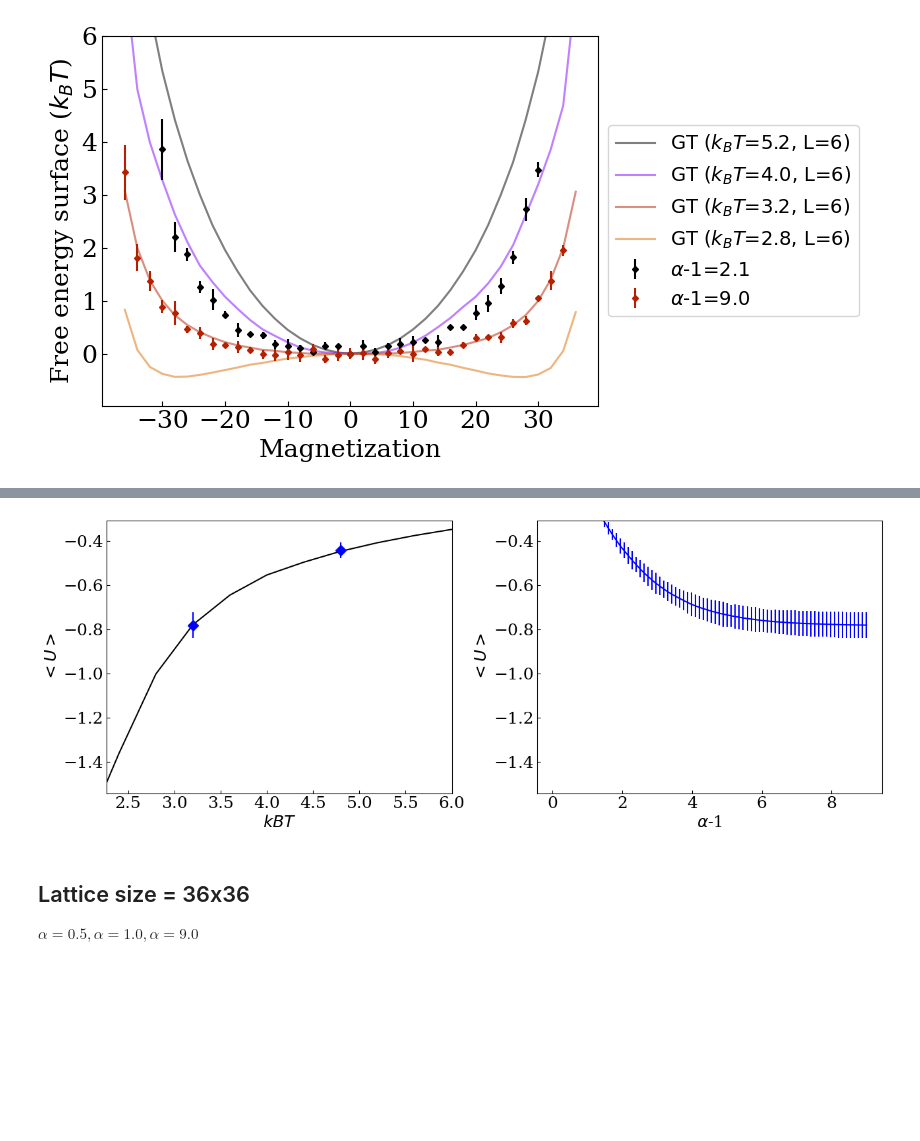
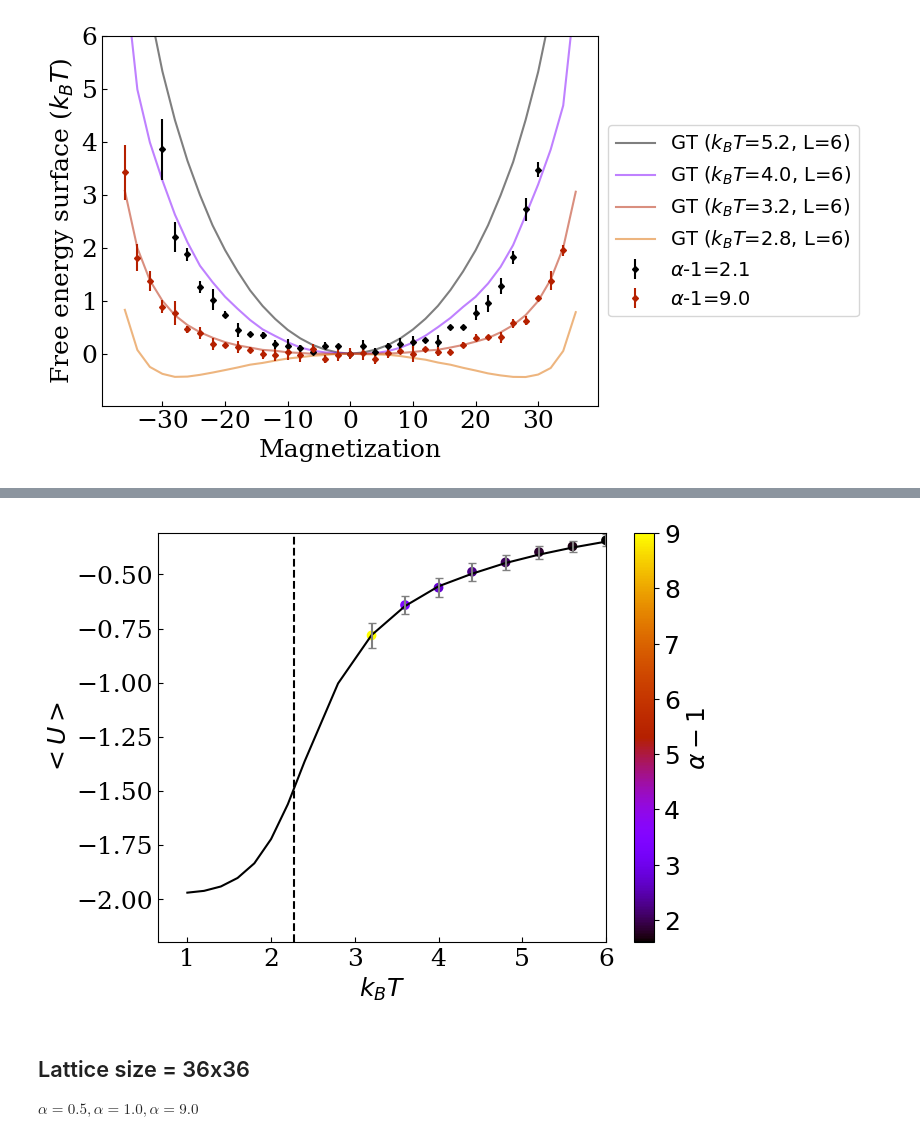
Before and after one commit to tuoping/alchemicalFES, a Jupyter notebook: src/figs/makefig-uncondflow.ipynb, the cells around one changed output, grey strips where cells are left out. Drawn from its saved outputs; the diff is of its cells as text; code cells hidden in the pictures; blank space fills up the shorter version.

```diff
--- a/src/figs/makefig-uncondflow.ipynb
+++ b/src/figs/makefig-uncondflow.ipynb
@@ -192,0 +238,29 @@ Pred_dict["FlowExpectations-PotE"] = np.array(Pred_dict["FlowExpectations-PotE"]
+# %%
+def plot_expactation_potenergy_cmap(Pred_dict, Reference_dict, Reference_L, Benckmark_T=[1.,], Benckmark_diffstep=[-1]):
+    plt.figure(figsize=(7,5))
+    Reference_idx = np.array([np.where(Expectation_Reference_dict_latt6["PotE"][:,0] == T)[0][0] for T in Benchmark_T])
+    # plt.errorbar(Pred_dict["FlowExpectations-PotE"][Benckmark_diffstep,0], Pred_dict["FlowExpectations-PotE"][Benckmark_diffstep,1]/Reference_L**2, yerr=Pred_dict["FlowExpectations-PotE"][Benckmark_diffstep,2]/Reference_L**2, fmt='none', ecolor='gray', capsize=3)
+    # plt.scatter(Pred_dict["FlowExpectations-PotE"][Benckmark_diffstep,0], Pred_dict["FlowExpectations-PotE"][Benckmark_diffstep,1]/Reference_L**2, c=Benckmark_T, cmap="gnuplot", marker="o", )
+    # x_smooth = np.linspace(Pred_dict["FlowExpectations-PotE"][Benckmark_diffstep,0].min(), Pred_dict["FlowExpectations-PotE"][Benckmark_diffstep,0].max(), 200)
+    # y_smooth = np.interp(x_smooth, Pred_dict["FlowExpectations-PotE"][Benckmark_diffstep,0], Reference_dict["PotE"][Reference_idx,1]/Reference_L**2)
+    # plt.plot(x_smooth, y_smooth, c="grey")
+    # setfigform_simple(r"$\alpha$-1", "$<U>$")
+    # cbar = plt.colorbar()
+    # cbar.set_label('$k_BT$', fontsize=16)
+    plt.plot(Reference_dict["PotE"][:,0], Reference_dict["PotE"][:,1]/Reference_L**2, c="k")
+    assert len(Benckmark_T) == len(Benckmark_diffstep)
+    for i in range(len(Benckmark_T)):
+        plt.errorbar(Benckmark_T[i], Pred_dict["FlowExpectations-PotE"][Benckmark_diffstep[i],1]/Reference_L**2, yerr=Pred_dict["FlowExpectations-PotE"][Benckmark_diffstep[i],2]/Reference_L**2, ecolor="grey", fmt="none", capsize=3)
+
+    plt.scatter(Benckmark_T, [Pred_dict["FlowExpectations-PotE"][Benckmark_diffstep[i],1]/Reference_L**2 for i in range(len(Benckmark_T))], c=[Pred_dict["FlowExpectations-PotE"][Benckmark_diffstep[i],0] for i in range(len(Benckmark_T))], marker="o", cmap="gnuplot")
+    plt.axvline(2/np.log(1+np.sqrt(2)), linestyle="--", c="k")
+    setfigform_simple(r"$k_BT$", "$<U>$", xlimit=(None,6))
+    plt.ylim((-2.2,-400/36**2))
+    cbar = plt.colorbar()
+    cbar.set_label(r'$\alpha-1$', fontsize=18)
+    cbar.ax.tick_params(labelsize=18)
+    plt.tight_layout()
+# %%
+plot_expactation_potenergy_cmap(Pred_dict, Expectation_Reference_dict_latt6, 6, Benckmark_T=np.flip(np.array([3.2,3.6,4.0,4.4,4.8,5.2,5.6,6.0])), Benckmark_diffstep=np.array([14,15,16,18,20,24,30,79]).astype(int))
+# %% [output]
+[figure, added]
@@ -193,19 +328,22 @@ Pred_dict["FlowExpectations-PotE"] = np.array(Pred_dict["FlowExpectations-PotE"]
 # %%
-plt.figure(figsize=(13,5))
-plt.subplot(121)
-plt.plot(Expectation_Reference_dict_latt6["PotE"][:,0], Expectation_Reference_dict_latt6["PotE"][:,1]/6**2, c="k")
-plt.errorbar(4.8, Pred_dict["FlowExpectations-PotE"][18,1]/6**2, yerr=Pred_dict["FlowExpectations-PotE"][18,2]/6**2, c="blue", fmt="D", ms=8)
-plt.errorbar(3.2, Pred_dict["FlowExpectations-PotE"][-1,1]/6**2, yerr=Pred_dict["FlowExpectations-PotE"][-1,2]/6**2, c="blue", fmt="D", ms=8)
-plt.xlim((2/np.log(1+np.sqrt(2)),6))
-plt.ylim((-2000/36**2,-400/36**2))
-setfigform_simple("$kBT$", "$<U>$")
-plt.subplot(122)
-plt.errorbar(Pred_dict["FlowExpectations-PotE"][:,0], Pred_dict["FlowExpectations-PotE"][:,1]/6**2, yerr=Pred_dict["FlowExpectations-PotE"][:,2]/6**2, c="blue", fmt="-")
-setfigform_simple(r"$\alpha$-1", "$<U>$")
-plt.ylim((-2000/36**2,-400/36**2))
-plt.tight_layout()
+def plot_expactation_potenergy(Pred_dict, Reference_dict, Reference_L, Benckmark_T=[1.,], Benckmark_diffstep=[-1]):
+    plt.figure(figsize=(11,5))
+    plt.subplot(121)
+    plt.plot(Reference_dict["PotE"][:,0], Reference_dict["PotE"][:,1]/Reference_L**2, c="k")
+    assert len(Benckmark_T) == len(Benckmark_diffstep)
+    for i in range(len(Benckmark_T)):
+        plt.errorbar(Benckmark_T[i], Pred_dict["FlowExpectations-PotE"][Benckmark_diffstep[i],1]/Reference_L**2, yerr=Pred_dict["FlowExpectations-PotE"][Benckmark_diffstep[i],2]/Reference_L**2, c="blue", fmt="D", ms=8)
+    plt.axvline(2/np.log(1+np.sqrt(2)), linestyle="--", c="k")
+    setfigform_simple("$kBT$", "$<U>$", xlimit=(None,6))
+    plt.ylim((-2.2,-400/36**2))
+    plt.subplot(122)
+    plt.errorbar(Pred_dict["FlowExpectations-PotE"][:,0], Pred_dict["FlowExpectations-PotE"][:,1]/Reference_L**2, yerr=Pred_dict["FlowExpectations-PotE"][:,2]/Reference_L**2, c="blue", fmt="-")
+    setfigform_simple(r"$\alpha$-1", "$<U>$")
+    for i in range(len(Benckmark_diffstep)):
+        plt.axvline(Pred_dict["FlowExpectations-PotE"][Benckmark_diffstep[i],0], c="k", linestyle="--")
+
+    plt.ylim((-2.2,-400/36**2))
+    plt.tight_layout()
-# %% [output]
-[figure, removed]
 # %% [markdown]
 ## Lattice size = 36x36
 $\alpha=0.5, \alpha=1.0, \alpha=9.0$
```
Also changed, not shown: parts of 24 cells of this notebook, 1 other file.
